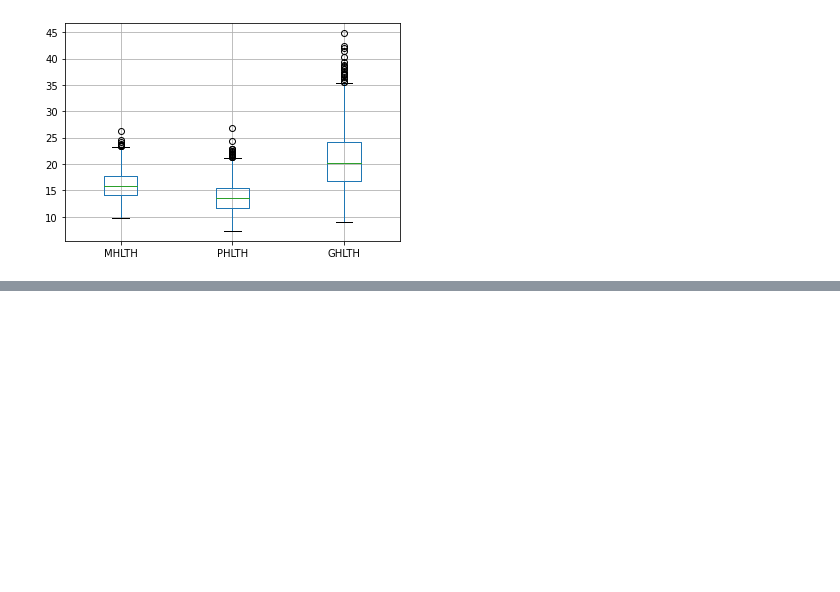
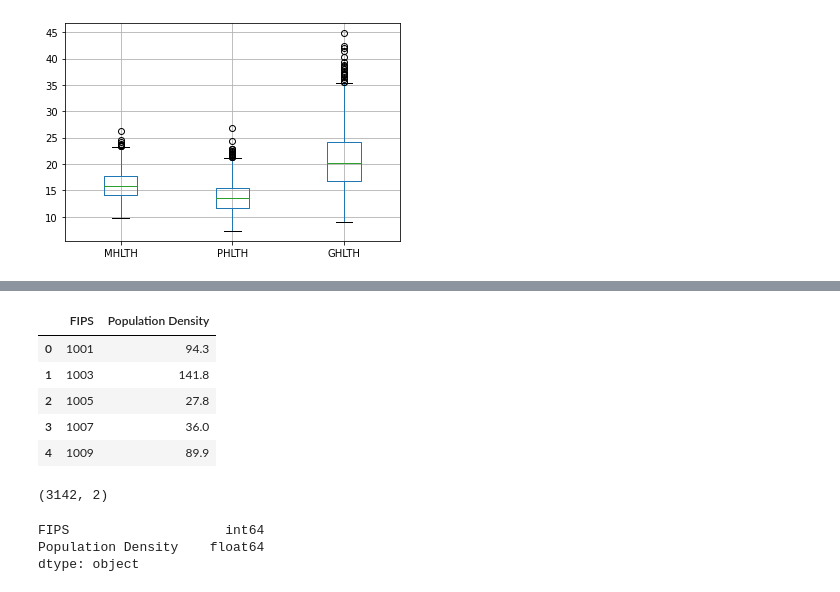
Before and after one commit to Degri95/Final_Project, a Jupyter notebook: CDC_data_exploration_and_analysis.ipynb, the cells around one changed output, grey strips where cells are left out. Drawn from its saved outputs; the diff is of its cells as text; code cells hidden in the pictures; blank space fills up the shorter version.

```diff
--- a/CDC_data_exploration_and_analysis.ipynb
+++ b/CDC_data_exploration_and_analysis.ipynb
@@ -274,0 +288,22 @@ health_status_df.boxplot()
+# %%
+# Filter to keep the FIPS and the Population Density
+
+census_df = census_df.filter(['FIPS', 'Population Density'], axis = 1)
+census_df.head(5)
+# %% [output]
+|  | FIPS | Population Density |
+| 0 | 1001 | 94.3 |
+| 1 | 1003 | 141.8 |
+| 2 | 1005 | 27.8 |
+| 3 | 1007 | 36.0 |
+| 4 | 1009 | 89.9 |
+# %%
+census_df.shape
+# %% [output]
+(3142, 2)
+# %%
+census_df.dtypes
+# %% [output]
+FIPS                    int64
+Population Density    float64
+dtype: object
```
Also changed, not shown: parts of 4 cells of this notebook.
